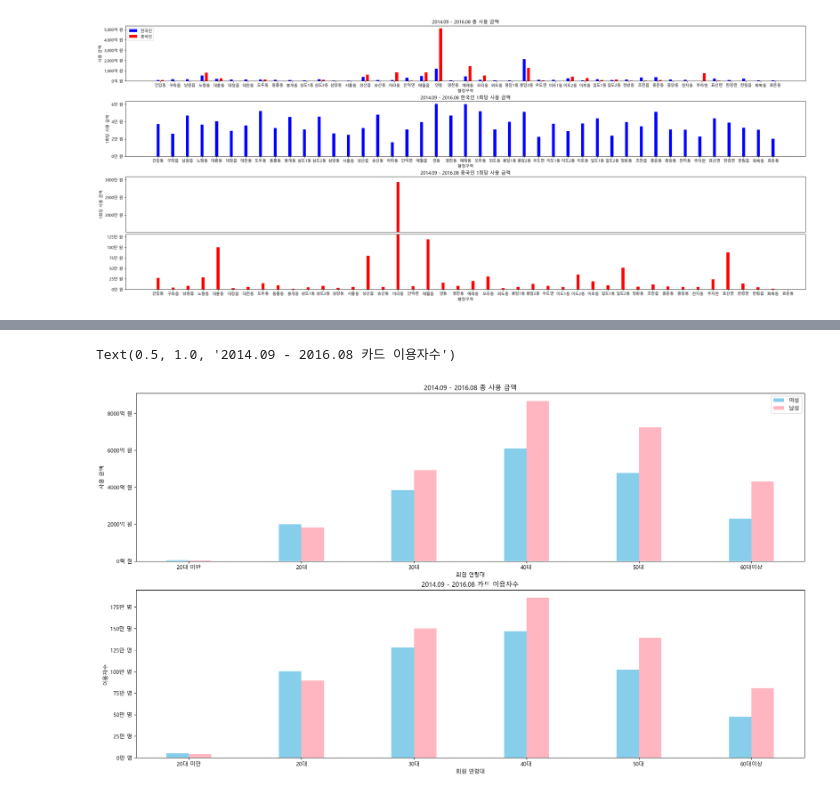
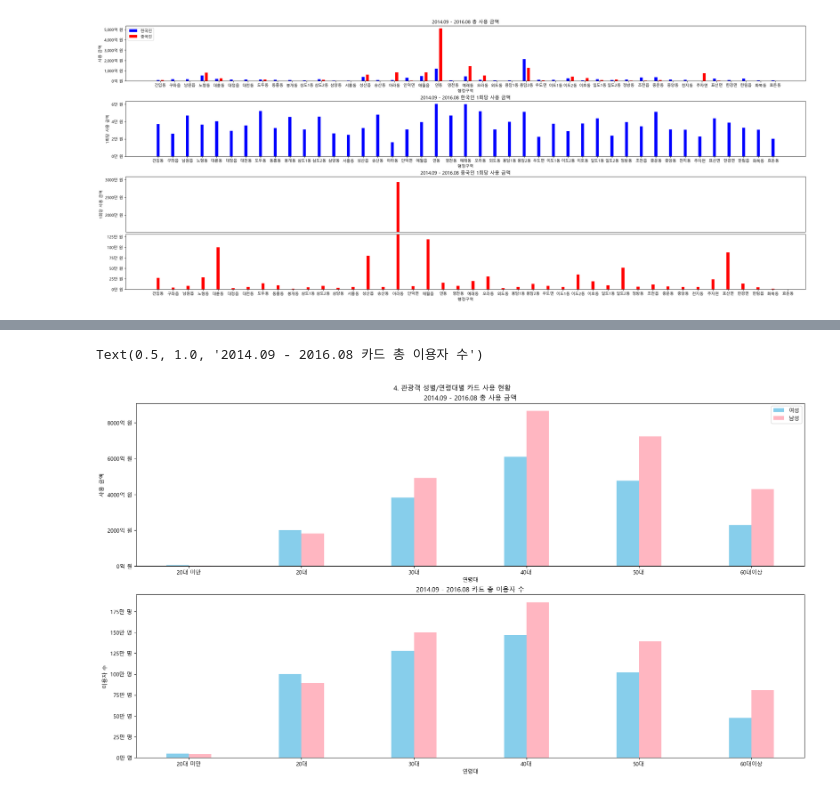
Before and after one commit to imbesky/jeju_spend, a Jupyter notebook: analysis.ipynb, the cells around one changed output, grey strips where cells are left out. Drawn from its saved outputs; the diff is of its cells as text; code cells hidden in the pictures.

```diff
--- a/analysis.ipynb
+++ b/analysis.ipynb
@@ -402,36 +410,37 @@ fig5.savefig('age.png')
 # %%
 # 5. 연령대 & 성별
 
 group_jeju = card_korean[card_korean['회원 거주지'] == '제주'].iloc[:, np.r_[6:8, 9:15]].groupby(['회원 연령대', '회원 성별']).sum().reset_index()
 group_tourist = card_korean[card_korean['회원 거주지'] != '제주'].iloc[:, np.r_[6:8, 9:15]].groupby(['회원 연령대', '회원 성별']).sum().reset_index()
 
 group_jeju['회원 연령대'] = pd.Categorical(group_jeju['회원 연령대'], categories = ages['회원 연령대'], ordered = True)
 group_jeju = group_jeju.sort_values('회원 연령대')
 group_tourist['회원 연령대'] = pd.Categorical(group_tourist['회원 연령대'], categories = ages['회원 연령대'], ordered = True)
 group_tourist = group_tourist.sort_values('회원 연령대')
 
 fig6, axs6 = plt.subplots(2, 1, figsize = (18, 10), constrained_layout=True)
+fig6.suptitle('4. 관광객 성별/연령대별 카드 사용 현황')
 
 woman = group_jeju[group_jeju['회원 성별'] == '여']
 man = group_jeju[group_jeju['회원 성별'] != '여']
 
 axs6[0].bar(index5 - 0.5 * width, woman.iloc[:,2] + woman.iloc[:,5], width, color = 'skyblue', label = '여성')
 axs6[0].bar(index5 + 0.5 * width, man.iloc[:,2] + man.iloc[:,5], width, color = 'lightpink', label = '남성')
 axs6[0].legend()
 axs6[0].set_xticks(index5, ages['회원 연령대'])
-axs6[0].set_xlabel('회원 연령대')
+axs6[0].set_xlabel('연령대')
 axs6[0].set_yticklabels(f'{int(y/100000000)}억 원' for y in axs6[0].get_yticks())
 axs6[0].set_ylabel('사용 금액')
 axs6[0].set_title('2014.09 - 2016.08 총 사용 금액')
 
 axs6[1].bar(index5 - 0.5 * width, woman.iloc[:,4] + woman.iloc[:,7], width, color = 'skyblue')
 axs6[1].bar(index5 + 0.5 * width, man.iloc[:,4] + man.iloc[:,7], width, color = 'lightpink')
 axs6[1].set_xticks(index5, ages['회원 연령대'])
-axs6[1].set_xlabel('회원 연령대')
+axs6[1].set_xlabel('연령대')
 axs6[1].set_yticklabels(f'{int(y/10000)}만 명' for y in axs6[1].get_yticks())
-axs6[1].set_ylabel('이용자수')
-axs6[1].set_title('2014.09 - 2016.08 카드 이용자수')
+axs6[1].set_ylabel('이용자 수')
+axs6[1].set_title('2014.09 - 2016.08 카드 총 이용자 수')
 # %% [output]
-Text(0.5, 1.0, '2014.09 - 2016.08 카드 이용자수')
+Text(0.5, 1.0, '2014.09 - 2016.08 카드 총 이용자 수')
-[figure, old version]
+[figure, new version]
 # %%
```
Also changed, not shown: parts of 2 cells of this notebook.
